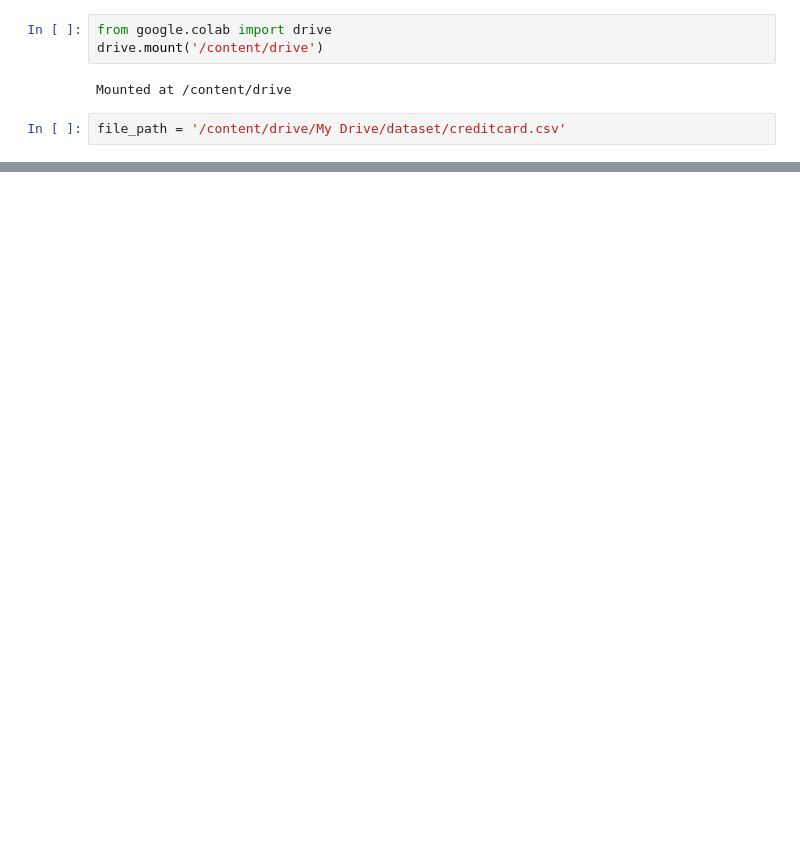
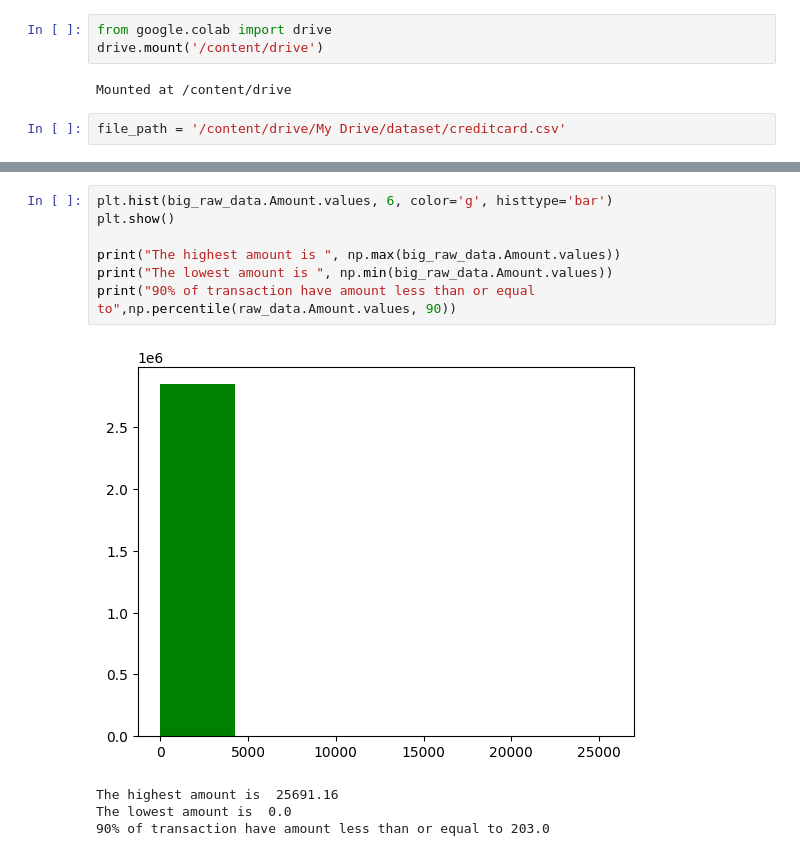
Before and after one commit to surajBR7/credit_card_fraud_detection, a Jupyter notebook: CCFD.ipynb, the cells around one changed output, grey strips where cells are left out. Drawn from its saved outputs; the diff is of its cells as text; blank space fills up the shorter version.

```diff
--- a/CCFD.ipynb
+++ b/CCFD.ipynb
@@ -22,0 +118,12 @@ df.head(5)
+# %%
+plt.hist(big_raw_data.Amount.values, 6, color='g', histtype='bar')
+plt.show()
+
+print("The highest amount is ", np.max(big_raw_data.Amount.values))
+print("The lowest amount is ", np.min(big_raw_data.Amount.values))
+print("90% of transaction have amount less than or equal to",np.percentile(raw_data.Amount.values, 90))
+# %% [output]
+[figure, added]
+The highest amount is  25691.16
+The lowest amount is  0.0
+90% of transaction have amount less than or equal to 203.0
```
Also changed, not shown: parts of 14 cells of this notebook.
